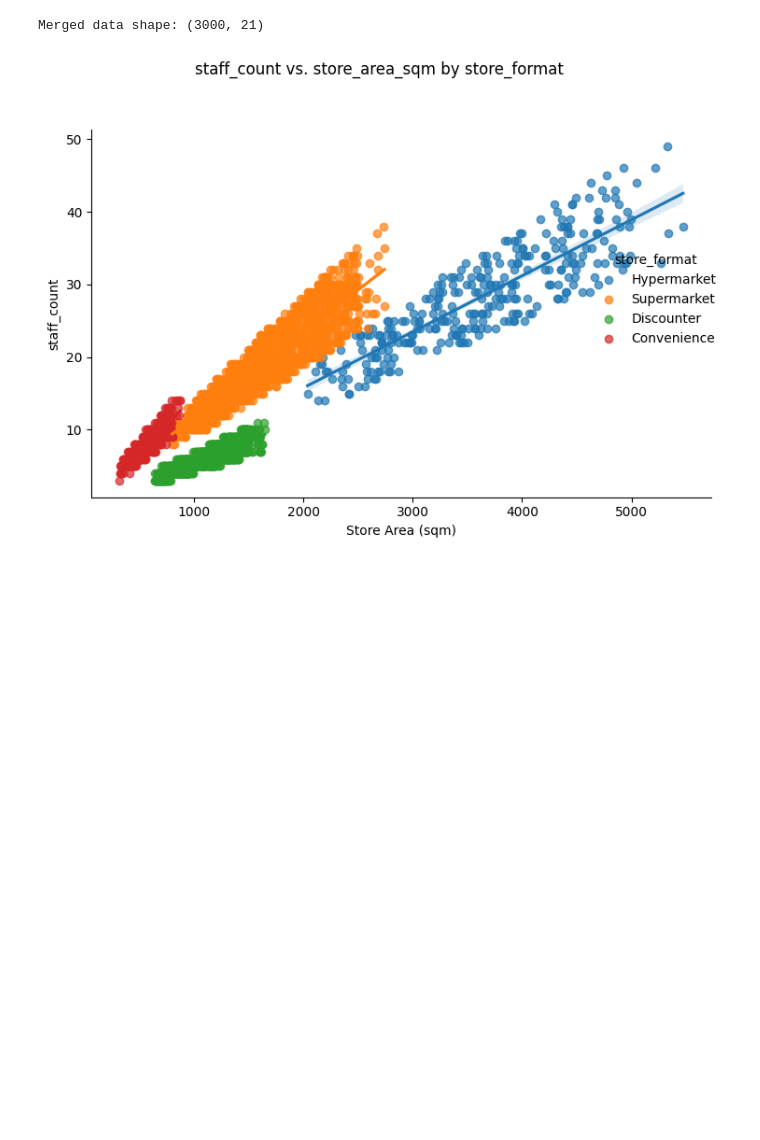
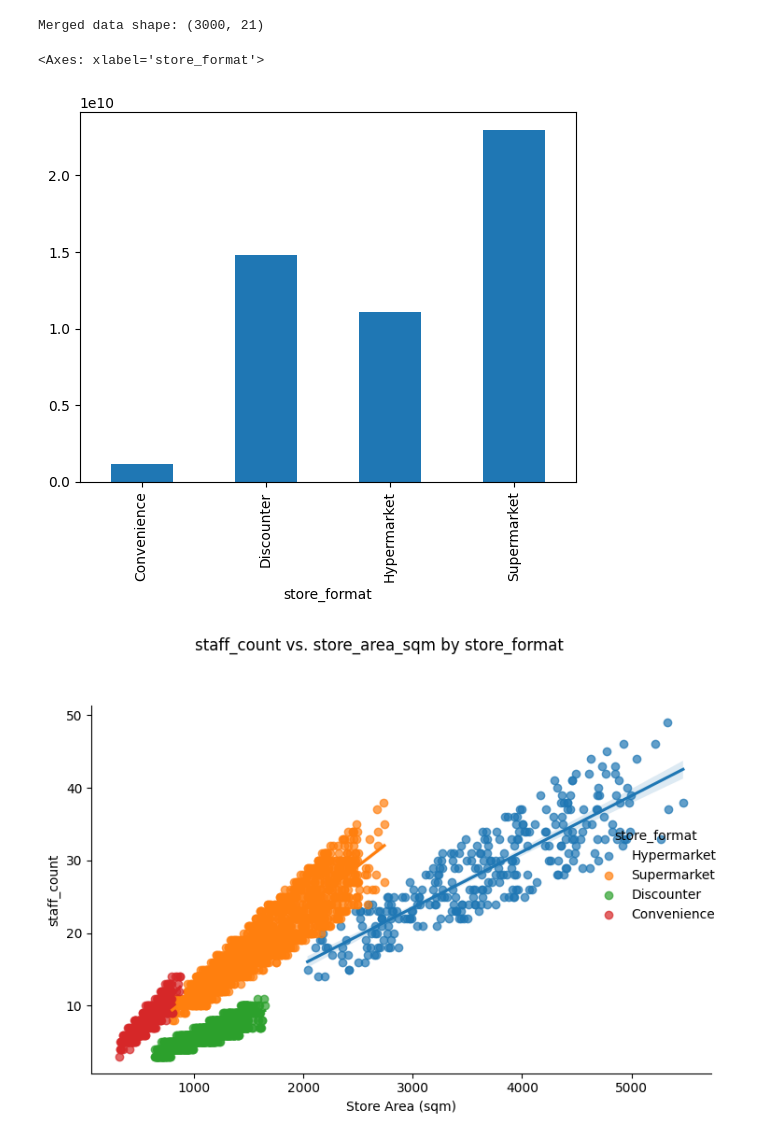
Before and after one commit to FjodorGit/stratathon, a Jupyter notebook: Colab Notebooks/Team 2/Analytics_Task_Team2.ipynb, the cells around one changed output. Cells and saved outputs as stored; diff of their text form; code cells hidden in the pictures; blank space fills up the shorter version.

```diff
--- a/Colab Notebooks/Team 2/Analytics_Task_Team2.ipynb
+++ b/Colab Notebooks/Team 2/Analytics_Task_Team2.ipynb
@@ -172,6 +172,12 @@ df = pd.merge(store_df, sales_df, on='store_id')
 print("Merged data shape:", df.shape)
 # %% [output]
 Merged data shape: (3000, 21)
+# %%
+# calculate sum of sales per super market type
+df.groupby('store_format')['annual_sales'].sum().plot(kind='bar')
+# %% [output]
+<Axes: xlabel='store_format'>
+[figure, added]
 # %%
 # Checking if we need to add scaling features normalized by area
 import seaborn as sns
```
Also changed, not shown: parts of 8 cells of this notebook, 1 other file.
